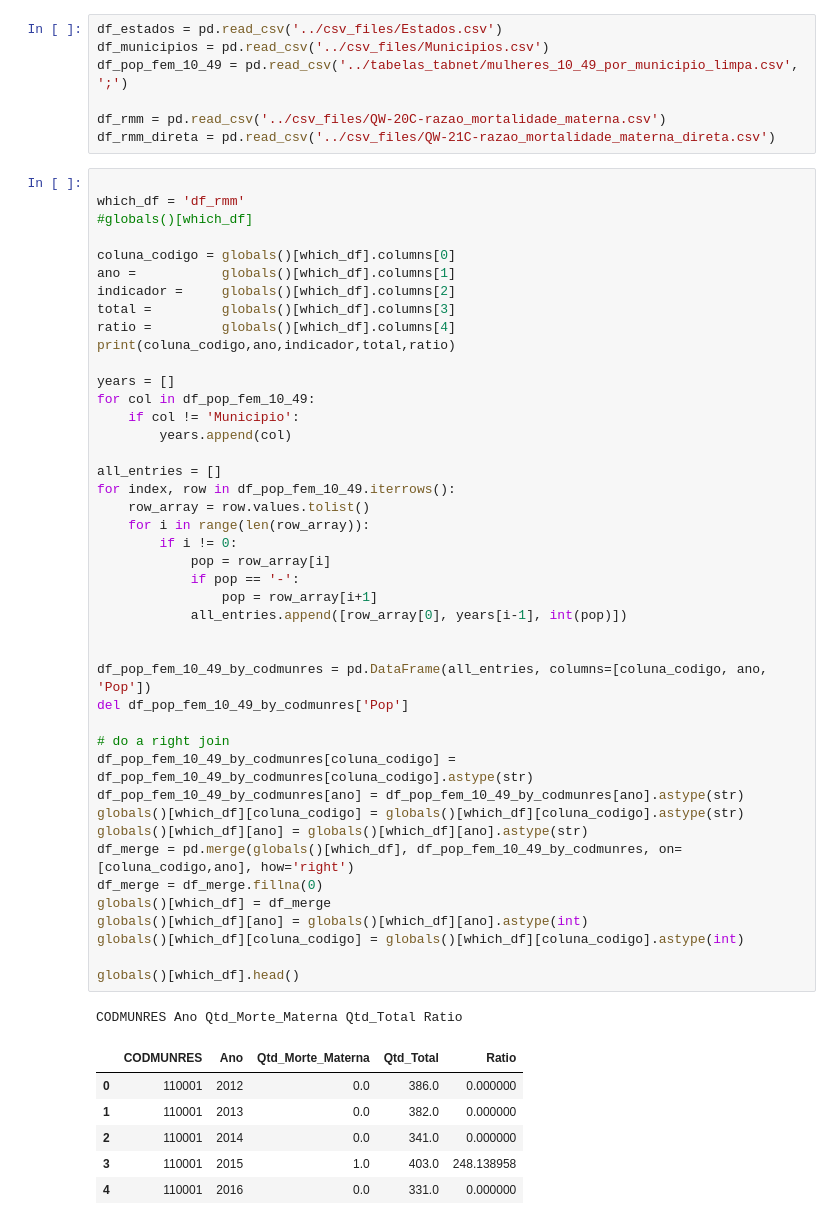
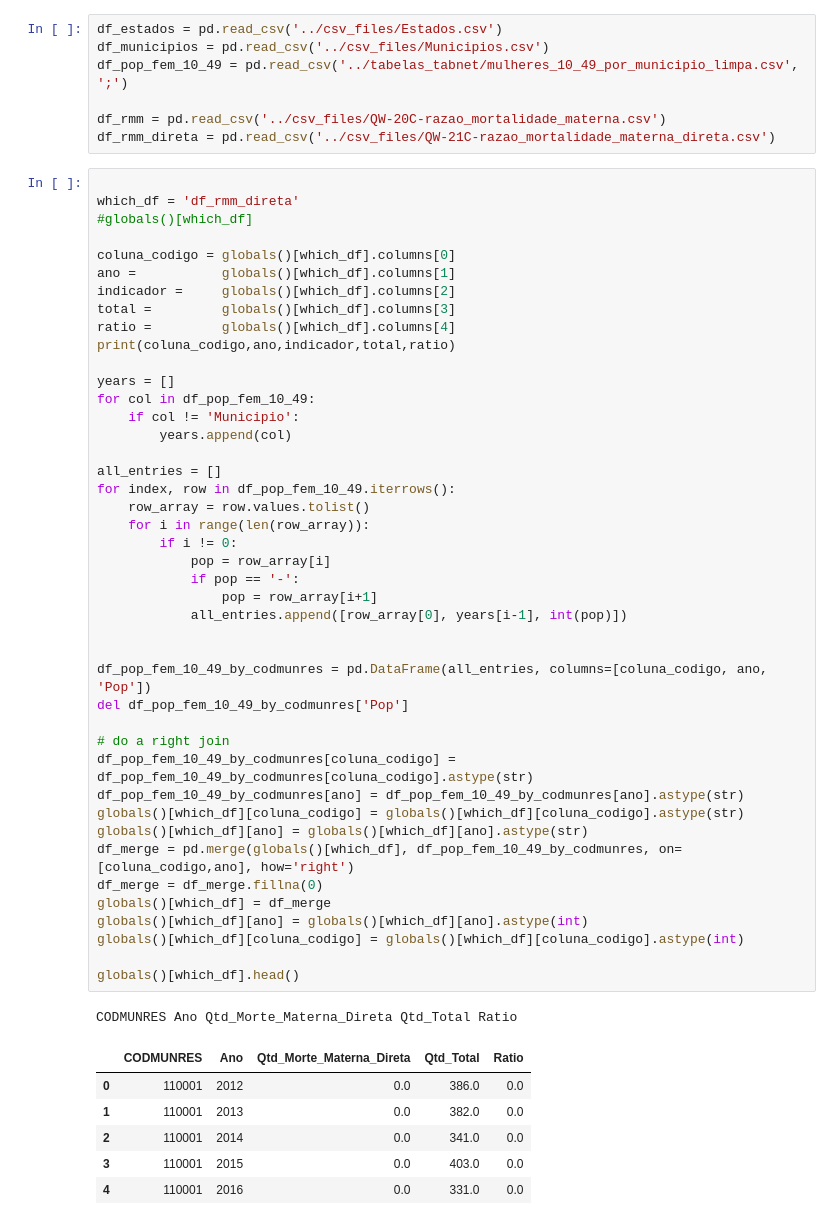
Before and after one commit to ivan-alvarenga/near_miss_ufrj, a Jupyter notebook: calculos/QV-rmm_correcao_tabelas.ipynb, the cells around one changed output. Cells and saved outputs as stored; diff of their text form.

```diff
--- a/calculos/QV-rmm_correcao_tabelas.ipynb
+++ b/calculos/QV-rmm_correcao_tabelas.ipynb
@@ -122,7 +122,7 @@ df_rmm = pd.read_csv('../csv_files/QW-20C-razao_mortalidade_materna.csv')
 df_rmm_direta = pd.read_csv('../csv_files/QW-21C-razao_mortalidade_materna_direta.csv')
 # %%
 
-which_df = 'df_rmm'
+which_df = 'df_rmm_direta'
 #globals()[which_df]
 
 coluna_codigo = globals()[which_df].columns[0]
@@ -137,38 +137,38 @@ for col in df_pop_fem_10_49:
     if col != 'Municipio':
         years.append(col)
 
 all_entries = []
 for index, row in df_pop_fem_10_49.iterrows():
     row_array = row.values.tolist()
     for i in range(len(row_array)):
         if i != 0:
             pop = row_array[i]
             if pop == '-':
                 pop = row_array[i+1]
             all_entries.append([row_array[0], years[i-1], int(pop)])
 
 
 df_pop_fem_10_49_by_codmunres = pd.DataFrame(all_entries, columns=[coluna_codigo, ano, 'Pop'])
 del df_pop_fem_10_49_by_codmunres['Pop']
 
 # do a right join
 df_pop_fem_10_49_by_codmunres[coluna_codigo] = df_pop_fem_10_49_by_codmunres[coluna_codigo].astype(str)
 df_pop_fem_10_49_by_codmunres[ano] = df_pop_fem_10_49_by_codmunres[ano].astype(str)
 globals()[which_df][coluna_codigo] = globals()[which_df][coluna_codigo].astype(str)
 globals()[which_df][ano] = globals()[which_df][ano].astype(str)
 df_merge = pd.merge(globals()[which_df], df_pop_fem_10_49_by_codmunres, on=[coluna_codigo,ano], how='right')
 df_merge = df_merge.fillna(0)
 globals()[which_df] = df_merge
 globals()[which_df][ano] = globals()[which_df][ano].astype(int)
 globals()[which_df][coluna_codigo] = globals()[which_df][coluna_codigo].astype(int)
 
 globals()[which_df].head()
 # %% [output]
-CODMUNRES Ano Qtd_Morte_Materna Qtd_Total Ratio
+CODMUNRES Ano Qtd_Morte_Materna_Direta Qtd_Total Ratio
-|  | CODMUNRES | Ano | Qtd_Morte_Materna | Qtd_Total | Ratio |
-| 0 | 110001 | 2012 | 0.0 | 386.0 | 0.000000 |
-| 1 | 110001 | 2013 | 0.0 | 382.0 | 0.000000 |
-| 2 | 110001 | 2014 | 0.0 | 341.0 | 0.000000 |
-| 3 | 110001 | 2015 | 1.0 | 403.0 | 248.138958 |
-| 4 | 110001 | 2016 | 0.0 | 331.0 | 0.000000 |
+|  | CODMUNRES | Ano | Qtd_Morte_Materna_Direta | Qtd_Total | Ratio |
+| 0 | 110001 | 2012 | 0.0 | 386.0 | 0.0 |
+| 1 | 110001 | 2013 | 0.0 | 382.0 | 0.0 |
+| 2 | 110001 | 2014 | 0.0 | 341.0 | 0.0 |
+| 3 | 110001 | 2015 | 0.0 | 403.0 | 0.0 |
+| 4 | 110001 | 2016 | 0.0 | 331.0 | 0.0 |
 # %%
```
Also changed, not shown: parts of 5 cells of this notebook, 7 other files.
